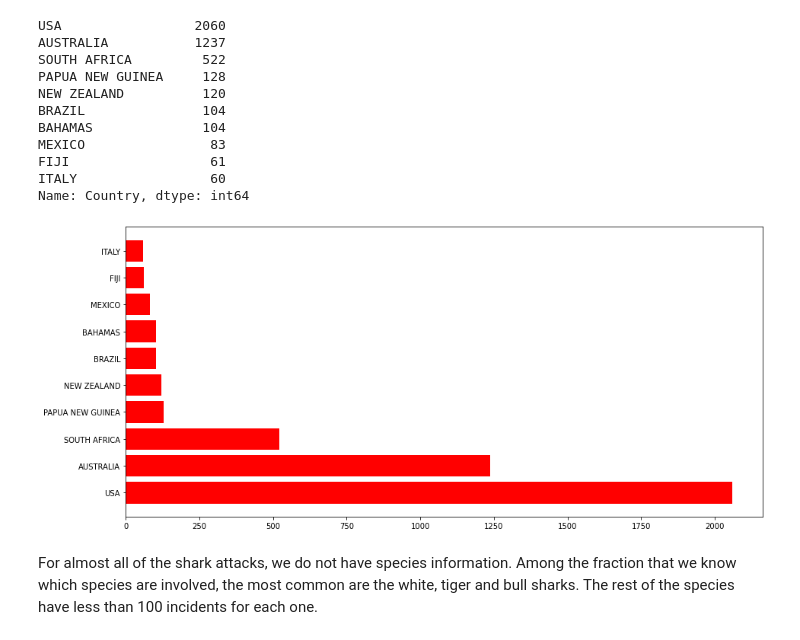
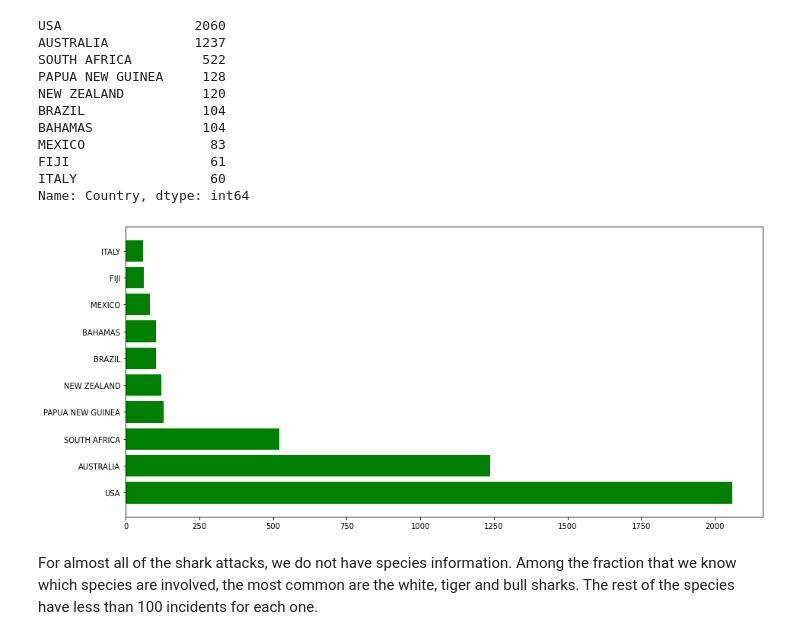
Before and after one commit to ordovas/pandas-project, a Jupyter notebook: your-code/data-wrangling.ipynb, the cells around one changed output. Drawn from its saved outputs; the diff is of its cells as text; code cells hidden in the pictures.

```diff
--- a/your-code/data-wrangling.ipynb
+++ b/your-code/data-wrangling.ipynb
@@ -125,10 +116,10 @@ ITALY                 60
 Name: Country, dtype: int64
 # %%
 plt.figure(figsize=(15,7))
-plt.barh(countries[0:10].index,countries[0:10].values, color="red")
+plt.barh(countries[0:10].index,countries[0:10].values, color="green")
 plt.show()
 # %% [output]
-[figure, old version]
+[figure, new version]
 # %% [markdown]
 For almost all of the shark attacks, we do not have species information. Among the fraction that we know which species are involved, the most common are the white, tiger and bull sharks. The rest of the species have less than 100 incidents for each one.
 # %%
```
Also changed, not shown: parts of 17 cells of this notebook, 2 other files.
